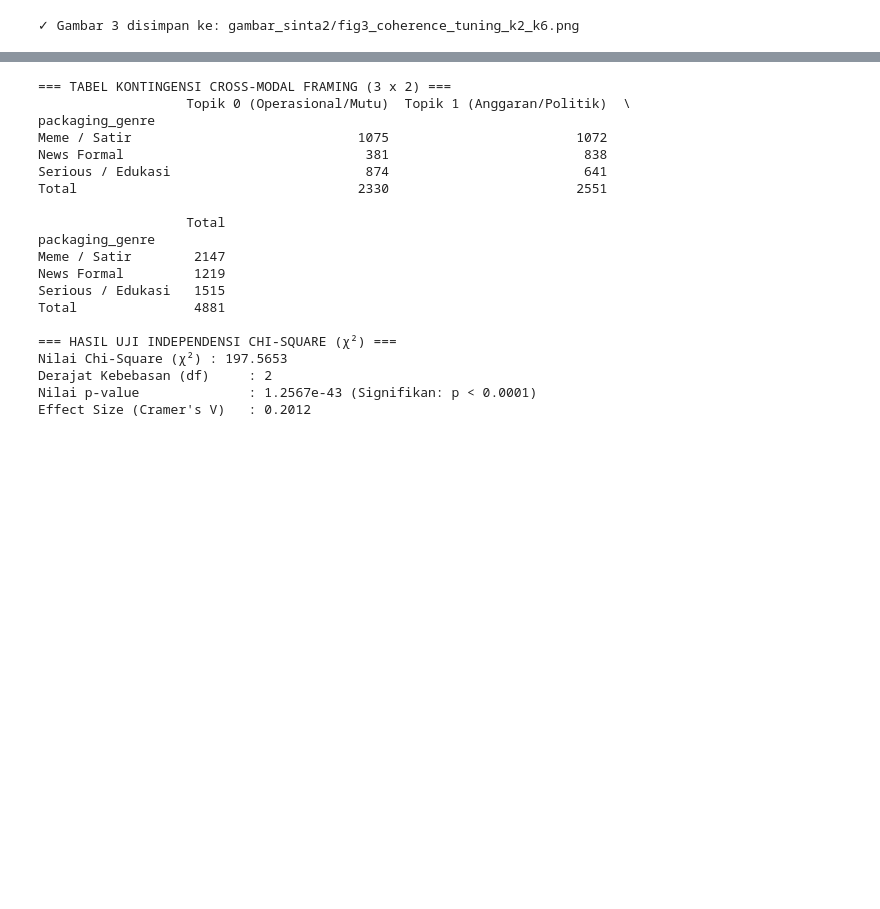
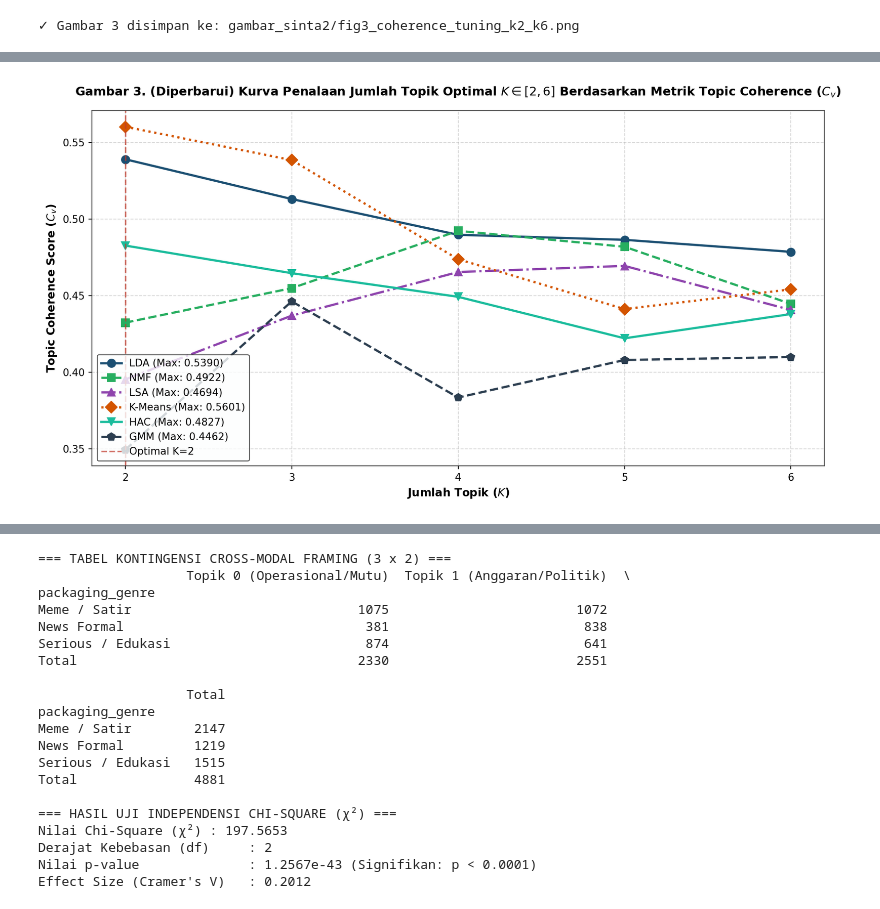
Before and after one commit to ImNotDanish05/2026_Data-Mining_TI-3A, a Jupyter notebook: Komparasi_4_Algoritma_NLP_Topic_Modeling_SINTA2.ipynb, the cells around one changed output, grey strips where cells are left out. Saved outputs shown, nothing was run; the diff lists cells and outputs as text; code cells hidden in the pictures; blank space fills up the shorter version.

```diff
--- a/Komparasi_4_Algoritma_NLP_Topic_Modeling_SINTA2.ipynb
+++ b/Komparasi_4_Algoritma_NLP_Topic_Modeling_SINTA2.ipynb
@@ -365,3 +440,97 @@ Menjalankan penalaan Topic Coherence K=[2..6] pada ke-4 algoritma...
 ✓ Penalaan K selesai. Membuat Gambar 3...
 [figure]
 ✓ Gambar 3 disimpan ke: gambar_sinta2/fig3_coherence_tuning_k2_k6.png
+# %%
+import numpy as np
+import matplotlib.pyplot as plt
+from sklearn.cluster import AgglomerativeClustering
+from sklearn.mixture import GaussianMixture
+from gensim.models.coherencemodel import CoherenceModel
+
+# Perpanjang pencatatan kurva penalaan untuk 6 algoritma
+k_values = [2, 3, 4, 5, 6]
+tuning_coherence_6 = {
+    'LDA': tuning_coherence['LDA'],
+    'NMF': tuning_coherence['NMF'],
+    'LSA': tuning_coherence['LSA'],
+    'K-Means': tuning_coherence['K-Means'],
+    'HAC': [],
+    'GMM': []
+}
+
+print("Menjalankan penalaan tambahan untuk HAC & GMM pada K=[2..6]...")
+
+for k in k_values:
+    # 5. HAC tuning
+    hac_k = AgglomerativeClustering(n_clusters=k, metric='cosine', linkage='average')
+    hac_labels_k = hac_k.fit_predict(tfidf_dense)
+
+    hac_k_top_words = []
+    for cluster_id in range(k):
+        cluster_indices_k = np.where(hac_labels_k == cluster_id)[0]
+        if len(cluster_indices_k) > 0:
+            mean_tfidf_k = np.asarray(tfidf_matrix[cluster_indices_k].mean(axis=0)).flatten()
+            top_indices_k = mean_tfidf_k.argsort()[::-1][:10]
+            hac_k_top_words.append(list(feature_names[top_indices_k]))
+        else:
+            hac_k_top_words.append(["<empty>"] * 10)
+
+    cv_hac_k = CoherenceModel(topics=hac_k_top_words, texts=tokenized_texts, dictionary=dictionary, coherence='c_v').get_coherence()
+    tuning_coherence_6['HAC'].append(cv_hac_k)
+
+    # 6. GMM tuning
+    gmm_k = GaussianMixture(n_components=k, covariance_type='full', random_state=42)
+    gmm_labels_k = gmm_k.fit_predict(W_lsa)
+
+    gmm_k_top_words = []
+    for cluster_id in range(k):
+        cluster_indices_k = np.where(gmm_labels_k == cluster_id)[0]
+        if len(cluster_indices_k) > 0:
+            mean_tfidf_k = np.asarray(tfidf_matrix[cluster_indices_k].mean(axis=0)).flatten()
+            top_indices_k = mean_tfidf_k.argsort()[::-1][:10]
+            gmm_k_top_words.append(list(feature_names[top_indices_k]))
+        else:
+            gmm_k_top_words.append(["<empty>"] * 10)
+
+    cv_gmm_k = CoherenceModel(topics=gmm_k_top_words, texts=tokenized_texts, dictionary=dictionary, coherence='c_v').get_coherence()
+    tuning_coherence_6['GMM'].append(cv_gmm_k)
+
+print("✓ Penalaan 6 Algoritma selesai. Membuat Gambar 3...")
+
+# Visualisasi Gambar 3 Komprehensif (6 Algoritma)
+plt.figure(figsize=(11, 6))
+markers = {'LDA': 'o', 'NMF': 's', 'LSA': '^', 'K-Means': 'D', 'HAC': 'v', 'GMM': 'p'}
+line_styles = {'LDA': '-', 'NMF': '--', 'LSA': '-.', 'K-Means': ':', 'HAC': '-', 'GMM': '--'}
+palette = {
+    'LDA': '#1B4F72',
+    'NMF': '#27AE60',
+    'LSA': '#8E44AD',
+    'K-Means': '#D35400',
+    'HAC': '#1ABC9C',
+    'GMM': '#2C3E50'
+}
+
+for algo in ['LDA', 'NMF', 'LSA', 'K-Means', 'HAC', 'GMM']:
+    plt.plot(
+        k_values,
+        tuning_coherence_6[algo],
+        label=f"{algo} (Max: {max(tuning_coherence_6[algo]):.4f})",
+        marker=markers[algo],
+        linestyle=line_styles[algo],
+        color=palette[algo],
+        linewidth=2.2,
+        markersize=8
+    )
+
+plt.axvline(x=2, color='#C0392B', linestyle='--', alpha=0.7, label='Optimal K=2')
+plt.title('Gambar 3. (Diperbarui) Kurva Penalaan Jumlah Topik Optimal $K \in [2, 6]$ Berdasarkan Metrik Topic Coherence ($C_v$)', fontsize=12, fontweight='bold', pad=15)
+plt.xlabel('Jumlah Topik ($K$)', fontsize=11, fontweight='bold')
+plt.ylabel('Topic Coherence Score ($C_v$)', fontsize=11, fontweight='bold')
+plt.xticks(k_values)
+plt.grid(True, linestyle='--', alpha=0.5)
+plt.legend(frameon=True, facecolor='#FDFEFE', edgecolor='#333333', fontsize=10, loc='lower left')
+plt.tight_layout()
+plt.savefig('gambar_sinta2/fig3_coherence_tuning_k2_k6.png', dpi=300)
+plt.show()
+print("✓ Gambar 3 (6 Algoritma) berhasil disimpan ke: gambar_sinta2/fig3_coherence_tuning_k2_k6.png")
+# %% [output]
@@ -367,0 +539 @@ Menjalankan penalaan Topic Coherence K=[2..6] pada ke-4 algoritma...
+[figure, added]
```
Also changed, not shown: parts of 7 cells of this notebook.
